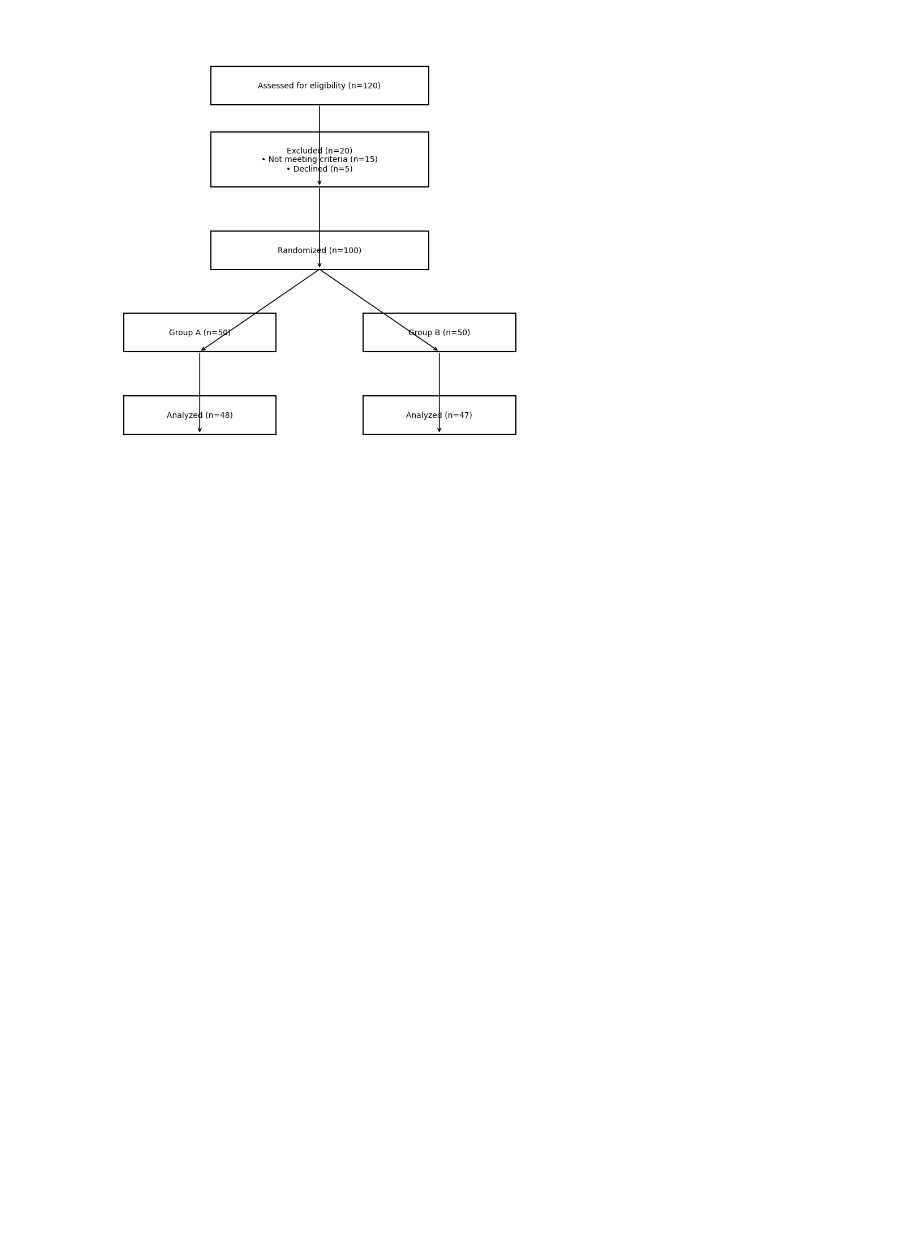
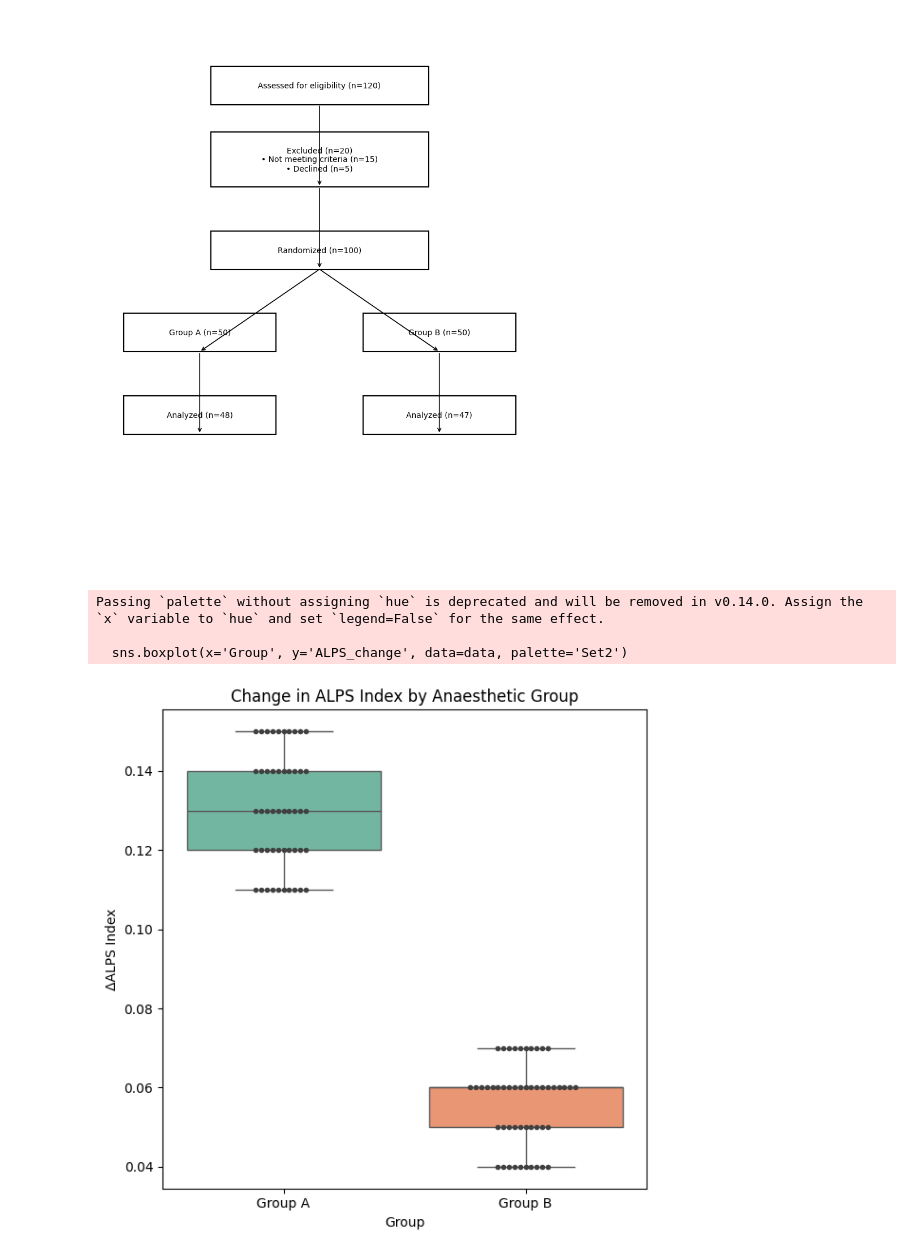
Before and after one commit to YuktiTripathi/Learn-Practice, a Jupyter notebook: graphs.ipynb, the cells around one changed output. Saved outputs shown, nothing was run; the diff lists cells and outputs as text; code cells hidden in the pictures; blank space fills up the shorter version.

```diff
--- a/graphs.ipynb
+++ b/graphs.ipynb
@@ -171,3 +171,27 @@ plt.tight_layout()
 plt.show()
 # %% [output]
 [figure]
+# %%
+import seaborn as sns
+import pandas as pd
+import matplotlib.pyplot as plt
+
+# Example data
+data = pd.DataFrame({
+    'Group': ['Group A']*50 + ['Group B']*50,
+    'ALPS_change': [0.12,0.14,0.11,0.15,0.13]*10 + [0.06,0.05,0.07,0.04,0.06]*10
+})
+
+plt.figure(figsize=(6,6))
+sns.boxplot(x='Group', y='ALPS_change', data=data, palette='Set2')
+sns.swarmplot(x='Group', y='ALPS_change', data=data, color='0.25', size=4)
+plt.ylabel("ΔALPS Index")
+plt.title("Change in ALPS Index by Anaesthetic Group")
+plt.tight_layout()
+plt.savefig('change')
+plt.show()
+# %% [output]
+Passing `palette` without assigning `hue` is deprecated and will be removed in v0.14.0. Assign the `x` variable to `hue` and set `legend=False` for the same effect.
+
+  sns.boxplot(x='Group', y='ALPS_change', data=data, palette='Set2')
+[figure, added]
```
Also changed, not shown: parts of 2 cells of this notebook.
